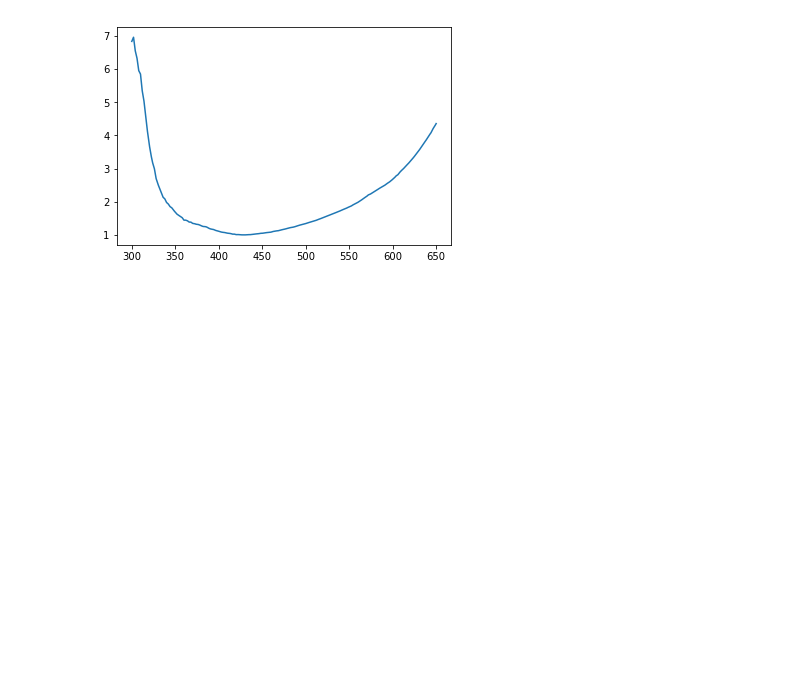
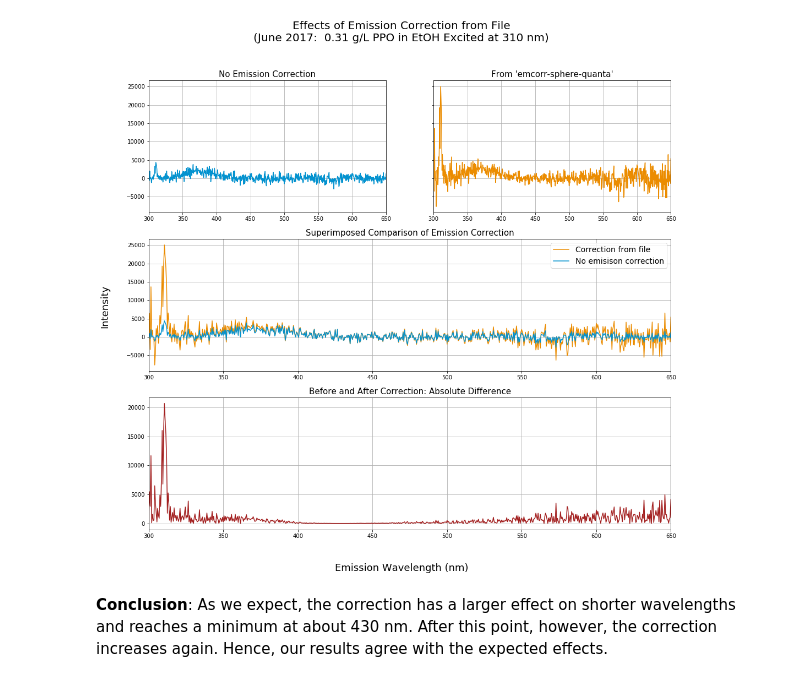
Before and after one commit to nmcneal-bnl/WbLS, a Jupyter notebook: Integrating Sphere Method.ipynb, the cells around one changed output. Drawn from its saved outputs; the diff is of its cells as text; code cells hidden in the pictures; blank space fills up the shorter version.

```diff
--- a/Integrating Sphere Method.ipynb
+++ b/Integrating Sphere Method.ipynb
@@ -12 +99,48 @@ from PTI.ReadDataFiles import PTIData
+# %%
+path = "Noah/Integrating Sphere Tests for PPO Contamination/"
+test_data = PTIData(path + "EmScan_IS_0x31gperL_PPOinETOH_ex310_em300-650_2sec_20170622_noemcorr.txt")
+
+raw_or_corrected = 'cor' # EXcitation correction
+wavelength_ranges = [[440,650]]
+
+no_emcor = test_data.get_baseline_subtracted(raw_or_corrected, 'linear', wavelength_ranges)
+emcor = np.multiply(no_emcor,emcorr_quanta_sphere_values)
+
+
+fig = plt.figure(figsize=(17,15))
+fig.suptitle("Effects of Emission Correction from File\n"+
+             "(June 2017:  0.31 g/L PPO in EtOH Excited at 310 nm)",fontsize=20)
+fig.text(0.5, 0.06, 'Emission Wavelength (nm)', ha='center', va='center',fontsize=18)
+fig.text(0.06, 0.5, 'Intensity', ha='center', va='center', rotation='vertical',fontsize=18)
+
+ax1 = plt.subplot2grid((3, 2), (0, 0))
+ax2 = plt.subplot2grid((3, 2), (0, 1),sharey = ax1)
+ax3 = plt.subplot2grid((3, 2), (1, 0), colspan=2)
+ax4 = plt.subplot2grid((3, 2), (2, 0), colspan=2,sharex=ax3)
+
+ax1.plot(test_data.wavelengths, no_emcor, "#0392cf")
+ax1.set_title("No Emission Correction", fontsize=15)
+
+ax2.plot(test_data.wavelengths, emcor,"#eb8c00")
+ax2.set_title("From 'emcorr-sphere-quanta'", fontsize=15)
+plt.setp(ax2.get_yticklabels(), visible=False)
+
+ax3.plot(test_data.wavelengths, emcor,"#eb8c00")
+
+ax3.plot(test_data.wavelengths, no_emcor, "#0392cf")
+ax3.legend(["Correction from file","No emisison correction"], fontsize=14)
+ax3.set_title("Superimposed Comparison of Emission Correction", fontsize=15)
+
+ax4.plot(test_data.wavelengths, np.abs(emcor-no_emcor), '#a32020')
+ax4.set_title("\n\nBefore and After Correction: Absolute Difference", fontsize=15)
+
+for ax in [ax1, ax2,ax3,ax4]:
+    ax.grid()
+    ax.set_xlim([300,650])
+
+plt.show()
+# %% [output]
+[figure, added]
+# %% [markdown]
+**Conclusion**: As we expect, the correction has a larger effect on shorter wavelengths and reaches a minimum at about 430 nm. After this point, however, the correction increases again. Hence, our results agree with the expected effects.
 # %%
@@ -32,30 +167,3 @@ def get_QY(pti_blank_data, pti_fluor_data, ex_integration_range, em_integration_
                            dx= pti_blank_data.step_size)
 
     return num_emitted/num_absorbed
-# %%
-def interpolate_with_avg(array):
-    return np.append(np.dstack((array[:-1], array[:-1] + np.diff(array)/2)).ravel(), array[-1])
-
-emcorr_quanta_sphere_wavelengths = np.genfromtxt("PTI/correction_data/emcorr-sphere-quanta.txt",
-                                                 skip_header = 6,
-                                                 usecols = 0,
-                                                 max_rows = (848-300)/2 +1)
-emcorr_quanta_sphere_values = np.genfromtxt("PTI/correction_data/emcorr-sphere-quanta.txt",
-                                            skip_header = 6,
-                                            usecols = 1,
-                                            max_rows = (848-300)/2 +1)
-
-emcorr_quanta_sphere_wavelengths = interpolate_with_avg(interpolate_with_avg(emcorr_quanta_sphere_wavelengths))
-emcorr_quanta_sphere_values = interpolate_with_avg(interpolate_with_avg(emcorr_quanta_sphere_values))
-
-
-start_wavelength = 300
-end_wavelength = 650
-desired_wavelengths = np.where((emcorr_quanta_sphere_wavelengths >= start_wavelength) &
-                               (emcorr_quanta_sphere_wavelengths <= end_wavelength))
-
-emcorr_quanta_sphere_values = emcorr_quanta_sphere_values[desired_wavelengths]
-plt.plot(emcorr_quanta_sphere_wavelengths[desired_wavelengths],emcorr_quanta_sphere_values)
-plt.show()
-# %% [output]
-[figure, removed]
```
Also changed, not shown: parts of 17 cells of this notebook, 2 other files.
